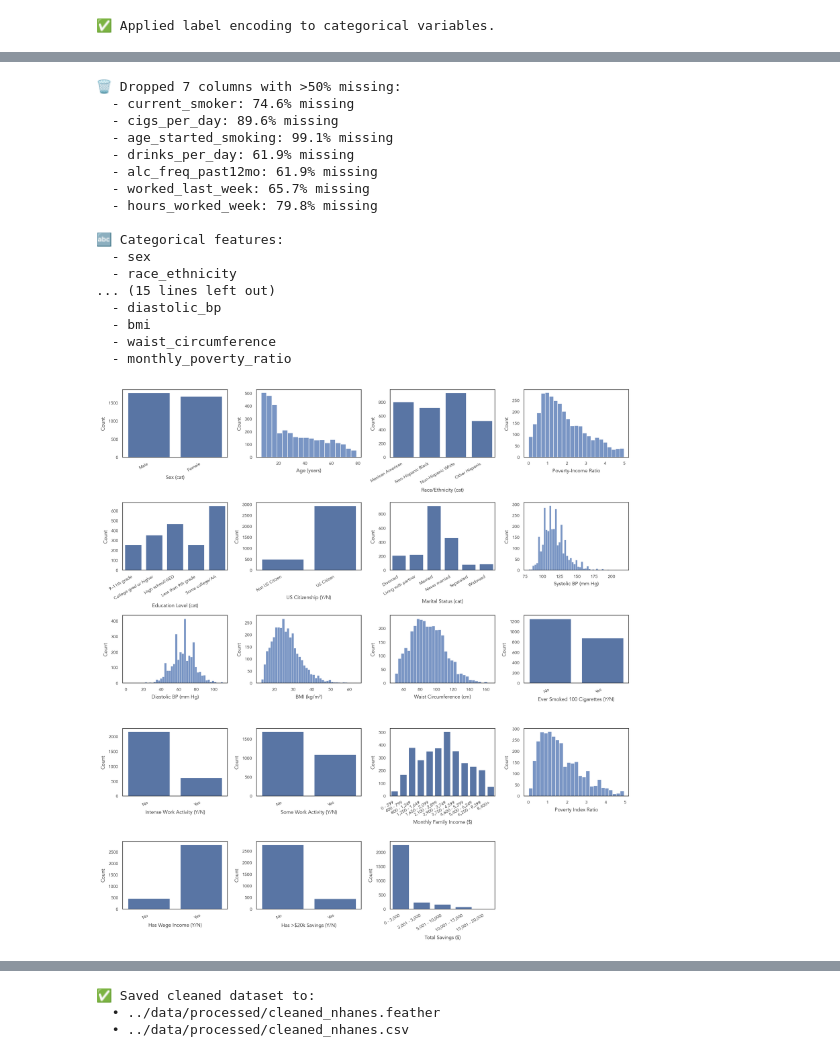
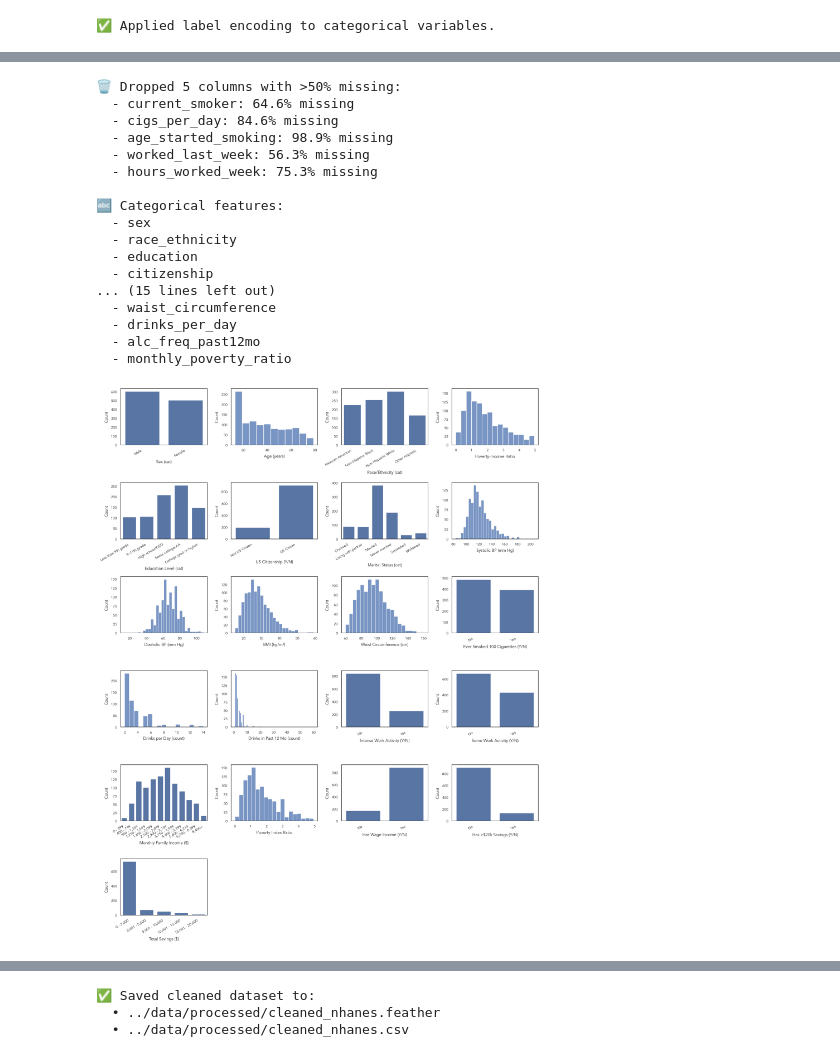
Before and after one commit to ahollyday/nhanes-health-regression, a Jupyter notebook: notebooks/01_eda_targets_cut.ipynb, the cells around one changed output, grey strips where cells are left out. Saved outputs shown, nothing was run; the diff lists cells and outputs as text; code cells hidden in the pictures.

Commit message:
03 cut target complete

```diff
--- a/notebooks/01_eda_targets_cut.ipynb
+++ b/notebooks/01_eda_targets_cut.ipynb
@@ -229,8 +349,8 @@ print(f"✅ Removed {removed_rows} rows with min/max-clipped values from numeric
 # === Display name map for plotting and reports ===
 display_name_map = {
     # Targets
-    'vitamin_d': 'Vitamin D (ng/mL)',
     'hdl_cholesterol': 'HDL Cholesterol (mg/dL)',
+    'triglycerides': 'Triglycerides (mg/dL)',
 
     # Demographics
     'sex': 'Sex (cat)',
@@ -410,7 +530,7 @@ num_features = [
     if col in df_model.columns and col != 'SEQN'
 ]
 
-target_vars = ['vitamin_d', 'hdl_cholesterol']
+target_vars = ['triglycerides', 'hdl_cholesterol']
 
 # === Force categorical dtype for all cat features
 df_model[cat_features] = df_model[cat_features].astype('category')
@@ -429,22 +549,22 @@ print("\n🧮 Numerical features:")
 for col in num_features:
     print(f"  - {col}")
 # %% [output]
-🗑️ Dropped 7 columns with >50% missing:
-  - current_smoker: 74.6% missing
-  - cigs_per_day: 89.6% missing
-  - age_started_smoking: 99.1% missing
-  - drinks_per_day: 61.9% missing
-  - alc_freq_past12mo: 61.9% missing
-  - worked_last_week: 65.7% missing
-  - hours_worked_week: 79.8% missing
+🗑️ Dropped 5 columns with >50% missing:
+  - current_smoker: 64.6% missing
+  - cigs_per_day: 84.6% missing
+  - age_started_smoking: 98.9% missing
+  - worked_last_week: 56.3% missing
+  - hours_worked_week: 75.3% missing
 
 🔤 Categorical features:
   - sex
   - race_ethnicity
+  - education
+  - citizenship
 ... (15 lines left out)
-  - diastolic_bp
-  - bmi
   - waist_circumference
+  - drinks_per_day
+  - alc_freq_past12mo
   - monthly_poverty_ratio
 # %%
 # fix ordering of some variables
@@ -473,7 +593,7 @@ for col, order in manual_orders.items():
 # Plot distributions of numeric featurees
 
 # === Features to plot (excluding ID + targets) ===
-features = [col for col in df_model.columns if col not in ['SEQN', 'vitamin_d', 'hdl_cholesterol']]
+features = [col for col in df_model.columns if col not in ['SEQN', 'triglycerides', 'hdl_cholesterol']]
 
 # === Subplot layout ===
 n_cols = 4
@@ -481,34 +601,34 @@ n_rows = int(np.ceil(len(features) / n_cols))
 fig, axes = plt.subplots(n_rows, n_cols, figsize=(n_cols * 3, n_rows * 2.5))
 axes = axes.flatten()
 
 # === Plot distributions ===
 for i, col in enumerate(features):
     ax = axes[i]
     label = display_name_map.get(col, col)
     series = df_model[col]
     is_cat = is_categorical_dtype(series)
 
     if is_cat:
         sns.countplot(x=col, data=df_model, ax=ax, color='#4C72B0')
         ax.set_xticklabels(ax.get_xticklabels(), rotation=30, ha='right')
 
     else:
         sns.histplot(series, bins='fd', kde=False, ax=ax, color='#4C72B0')
         ax.tick_params(axis='x')
 
     ax.set_xlabel(label, fontsize=8)
     ax.set_ylabel('Count', fontsize=8)
     ax.tick_params(axis='both', labelsize=7)
     ax.grid(False)
 
 # Remove unused axes
 for j in range(i + 1, len(axes)):
     fig.delaxes(axes[j])
 
 plt.tight_layout()
 plt.show()
 # %% [output]
-[figure, old version]
+[figure, new version]
 # %%
 # Plot setup
 fig, axes = plt.subplots(1, 2, figsize=(10, 3), sharey=False)
```
Also changed, not shown: parts of 14 cells of this notebook, 10 other files.
